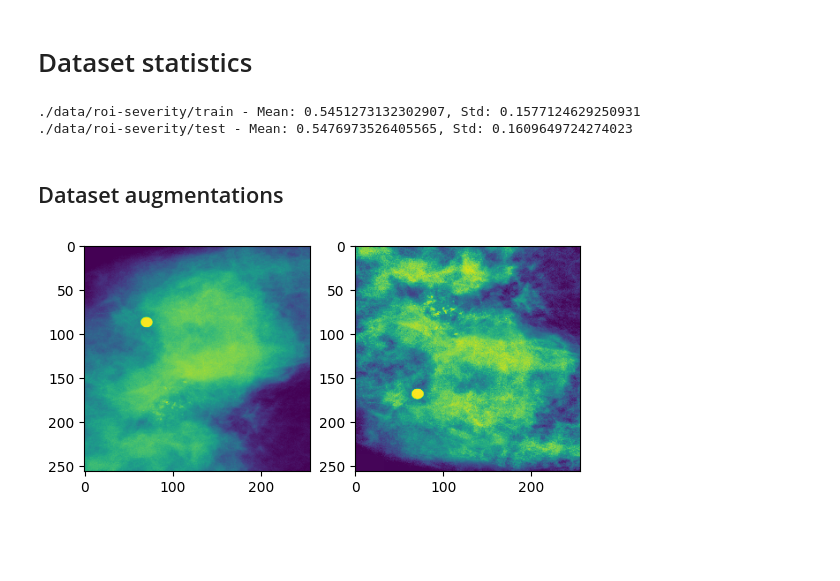
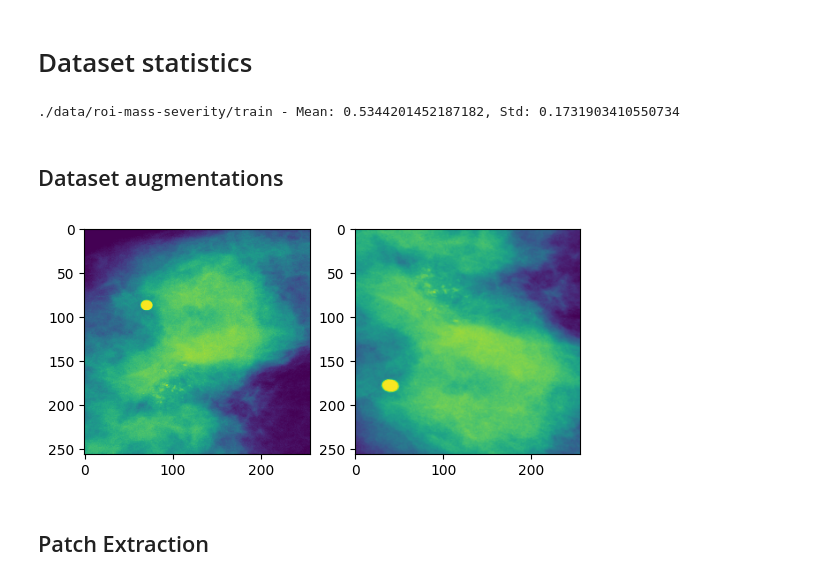
Before and after one commit to KP-AROB/AROB-CBIS-DDSM-Preparation, a Jupyter notebook: playground.ipynb, the cells around one changed output. Drawn from its saved outputs; the diff is of its cells as text; code cells hidden in the pictures; blank space fills up the shorter version.

```diff
--- a/playground.ipynb
+++ b/playground.ipynb
@@ -32,37 +28,37 @@ def compute_mean_std(image_dir, loader):
     print(f"{image_dir} - Mean: {mean}, Std: {std}")
 # %%
 compute_mean_std(roi_image_dir, train_loader)
-compute_mean_std(test_roi_image_dir, test_loader)
 # %% [output]
-./data/roi-severity/train - Mean: 0.5451273132302907, Std: 0.1577124629250931
-./data/roi-severity/test - Mean: 0.5476973526405565, Std: 0.1609649724274023
+./data/roi-mass-severity/train - Mean: 0.5344201452187182, Std: 0.1731903410550734
 # %% [markdown]
 ## Dataset augmentations
 # %%
 import cv2
 import albumentations as A
 import matplotlib.pyplot as plt
 
 def augment_image(image_path):
     image = cv2.imread(image_path, cv2.IMREAD_GRAYSCALE)
     augmented = augmentation_pipeline(image=image)['image']
     return image, augmented
 
 augmentation_pipeline = A.Compose([
-        A.HorizontalFlip(p=0.5),
-        A.VerticalFlip(p=0.5),
-        A.ElasticTransform(p=0.5, alpha=10, sigma=50),
-        A.CLAHE(p=0.5)
-    ])
+    A.HorizontalFlip(p=0.5),
+    A.VerticalFlip(p=0.5),
+    A.ElasticTransform(p=0.5, alpha=10, sigma=50),
+    A.ShiftScaleRotate(p=1, rotate_limit=10, scale_limit=.5)
+])
 
 test_image = './figures/calc_malignant_sample.png'
 original_image, augmented_image = augment_image(test_image)
 
 f, axarr = plt.subplots(1,2)
 
 axarr[0].imshow(original_image)
 axarr[1].imshow(augmented_image)
 
 plt.show()
 # %% [output]
-[figure, old version]
+[figure, new version]
+# %% [markdown]
+## Patch Extraction
```
Also changed, not shown: parts of 7 cells of this notebook, 6 other files.
